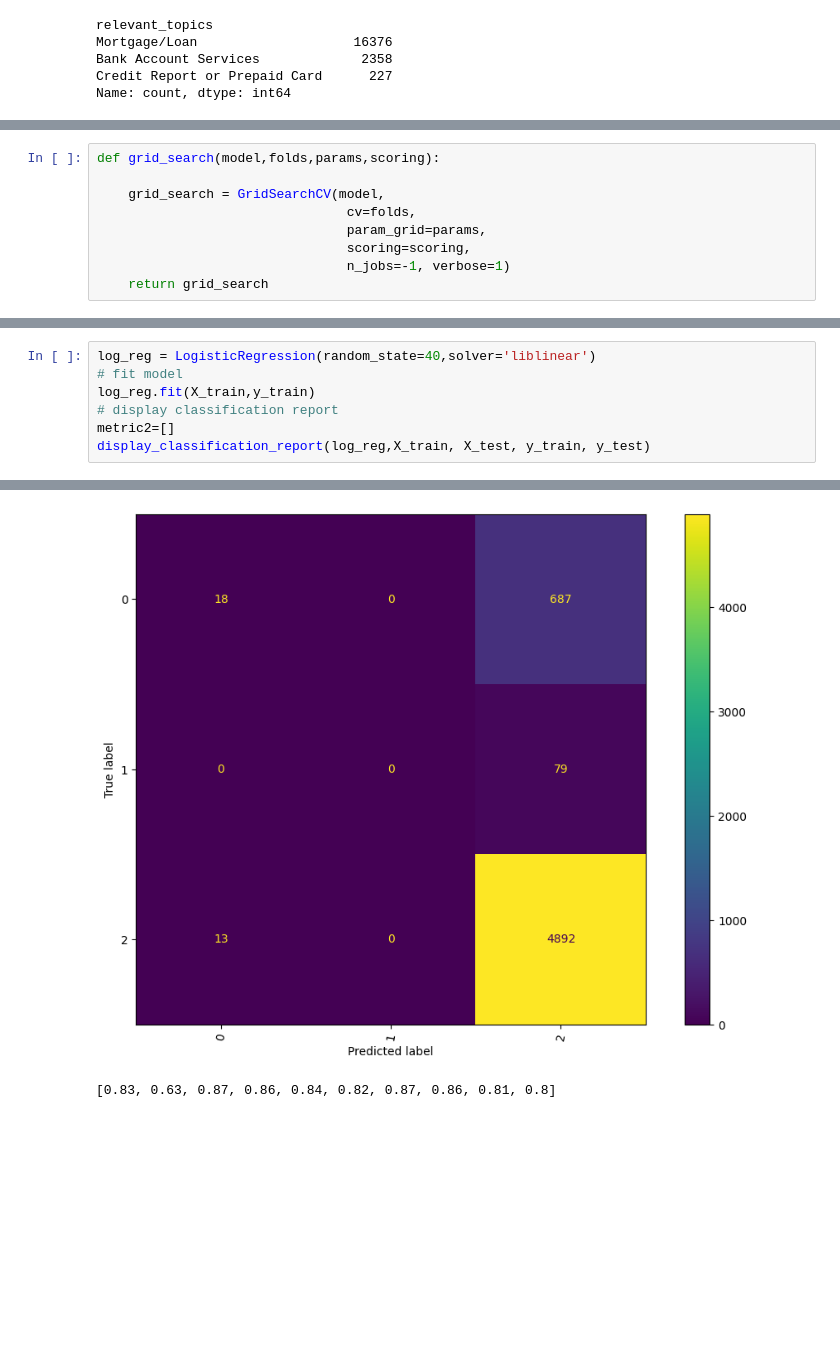
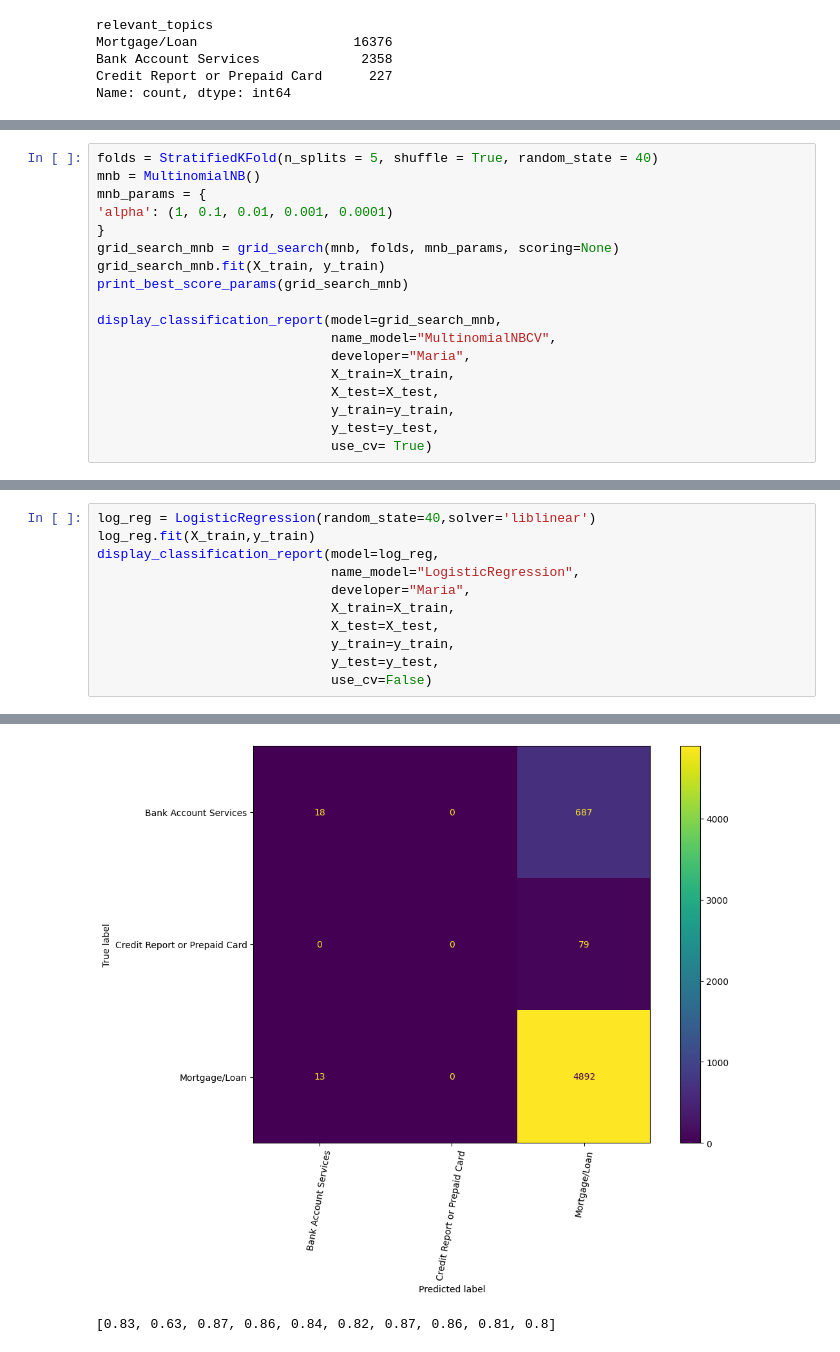
Before and after one commit to Mariac-db/Mlops-platzi, a Jupyter notebook: tracking/tracking_data_tickets_baseline.ipynb, the cells around one changed output, grey strips where cells are left out. Cells and saved outputs as stored; diff of their text form; blank space fills up the shorter version.

```diff
--- a/tracking/tracking_data_tickets_baseline.ipynb
+++ b/tracking/tracking_data_tickets_baseline.ipynb
@@ -236,9 +300,0 @@ folds = StratifiedKFold(n_splits = 5, shuffle = True, random_state = 40)
-# %%
-def grid_search(model,folds,params,scoring):
-
-    grid_search = GridSearchCV(model,
-                                cv=folds,
-                                param_grid=params,
-                                scoring=scoring,
-                                n_jobs=-1, verbose=1)
-    return grid_search
@@ -290,0 +347,18 @@ weighted avg       0.74      0.86      0.80      5689
+# %%
+folds = StratifiedKFold(n_splits = 5, shuffle = True, random_state = 40)
+mnb = MultinomialNB()
+mnb_params = {
+'alpha': (1, 0.1, 0.01, 0.001, 0.0001)
+}
+grid_search_mnb = grid_search(mnb, folds, mnb_params, scoring=None)
+grid_search_mnb.fit(X_train, y_train)
+print_best_score_params(grid_search_mnb)
+
+display_classification_report(model=grid_search_mnb,
+                              name_model="MultinomialNBCV",
+                              developer="Maria",
+                              X_train=X_train,
+                              X_test=X_test,
+                              y_train=y_train,
+                              y_test=y_test,
+                              use_cv= True)
@@ -291,27 +387,31 @@ weighted avg       0.74      0.86      0.80      5689
 # %%
 log_reg = LogisticRegression(random_state=40,solver='liblinear')
-# fit model
 log_reg.fit(X_train,y_train)
-# display classification report
-metric2=[]
-display_classification_report(log_reg,X_train, X_test, y_train, y_test)
+display_classification_report(model=log_reg,
+                              name_model="LogisticRegression",
+                              developer="Maria",
+                              X_train=X_train,
+                              X_test=X_test,
+                              y_train=y_train,
+                              y_test=y_test,
+                              use_cv=False)
 # %% [output]
 ROC AUC Score Train: 0.83
 ROC AUC Score Test: 0.63
 Train Accuracy:  0.87
 Test Accuracy:  0.86
 Classification Report for Train:
                precision    recall  f1-score   support
 
            0       0.73      0.04      0.08      1653
            1       0.00      0.00      0.00       148
            2       0.87      1.00      0.93     11471
 
     accuracy                           0.87     13272
 ... (9 lines left out)
 
     accuracy                           0.86      5689
    macro avg       0.48      0.34      0.33      5689
 weighted avg       0.82      0.86      0.80      5689
-[figure, old version]
+[figure, new version]
 [0.83, 0.63, 0.87, 0.86, 0.84, 0.82, 0.87, 0.86, 0.81, 0.8]
```
Also changed, not shown: parts of 18 cells of this notebook.
